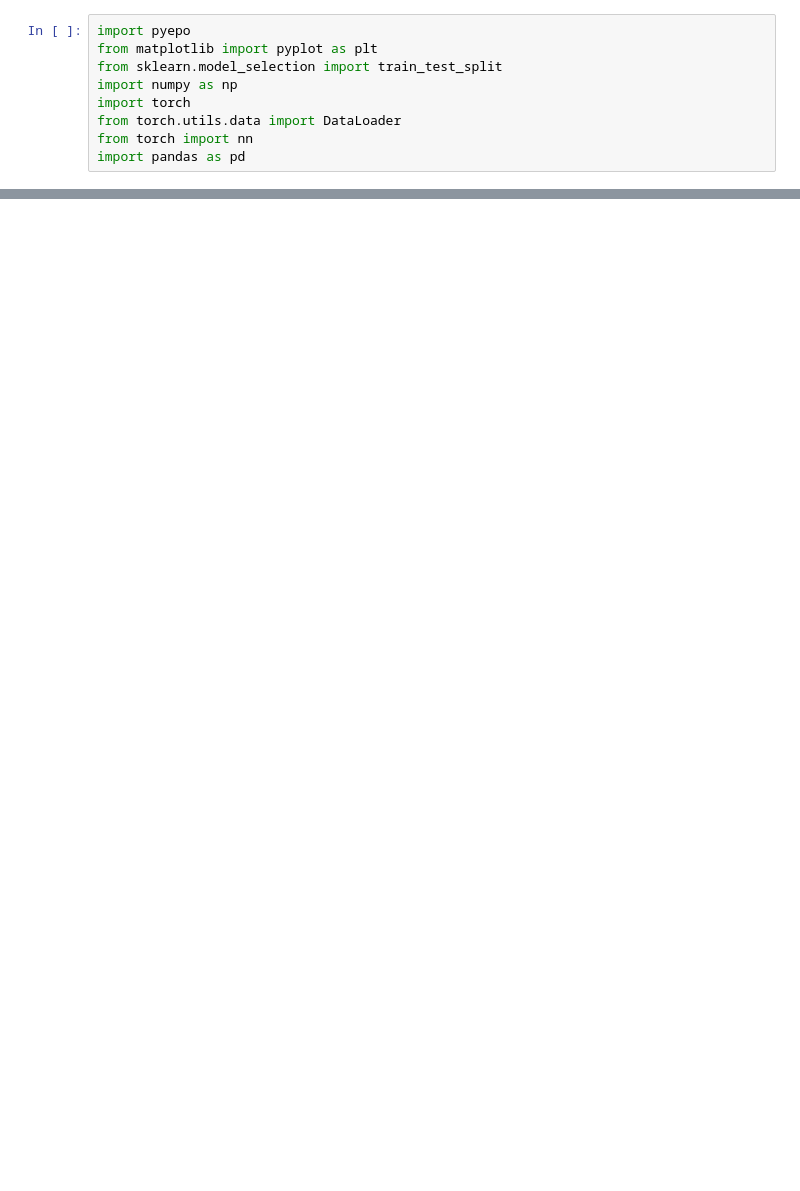
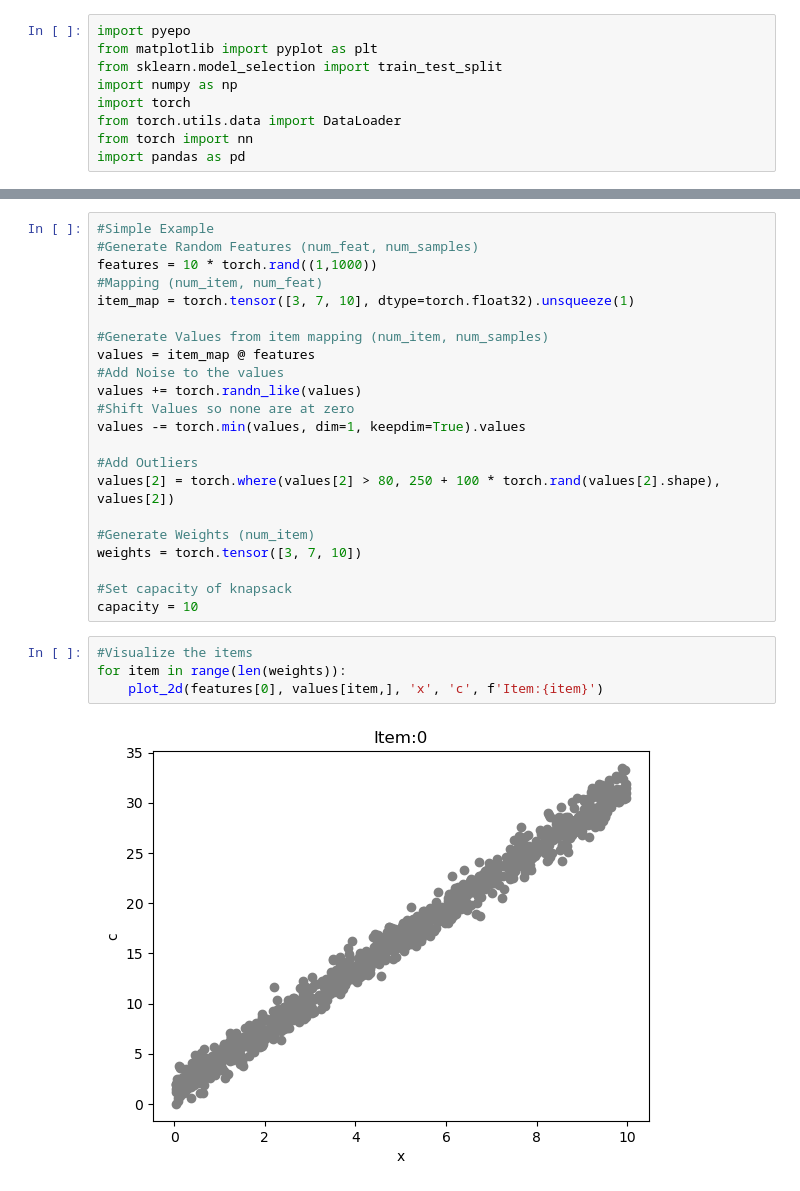
Before and after one commit to saloper/decision-focused-bike-rebalancing, a Jupyter notebook: Knapsack Problems/SPO/knapsack_spo_explore.ipynb, the cells around one changed output, grey strips where cells are left out. Drawn from its saved outputs; the diff is of its cells as text; blank space fills up the shorter version.

```diff
--- a/Knapsack Problems/SPO/knapsack_spo_explore.ipynb
+++ b/Knapsack Problems/SPO/knapsack_spo_explore.ipynb
@@ -22,0 +131,28 @@ def plot2D(x, y, xlbl, ylbl, title=None, regression=None):
+# %%
+#Simple Example
+#Generate Random Features (num_feat, num_samples)
+features = 10 * torch.rand((1,1000))
+#Mapping (num_item, num_feat)
+item_map = torch.tensor([3, 7, 10], dtype=torch.float32).unsqueeze(1)
+
+#Generate Values from item mapping (num_item, num_samples)
+values = item_map @ features
+#Add Noise to the values
+values += torch.randn_like(values)
+#Shift Values so none are at zero
+values -= torch.min(values, dim=1, keepdim=True).values
+
+#Add Outliers
+values[2] = torch.where(values[2] > 80, 250 + 100 * torch.rand(values[2].shape), values[2])
+
+#Generate Weights (num_item)
+weights = torch.tensor([3, 7, 10])
+
+#Set capacity of knapsack
+capacity = 10
+# %%
+#Visualize the items
+for item in range(len(weights)):
+    plot_2d(features[0], values[item,], 'x', 'c', f'Item:{item}')
+# %% [output]
+[figure, added]
```
Also changed, not shown: parts of 22 cells of this notebook.
